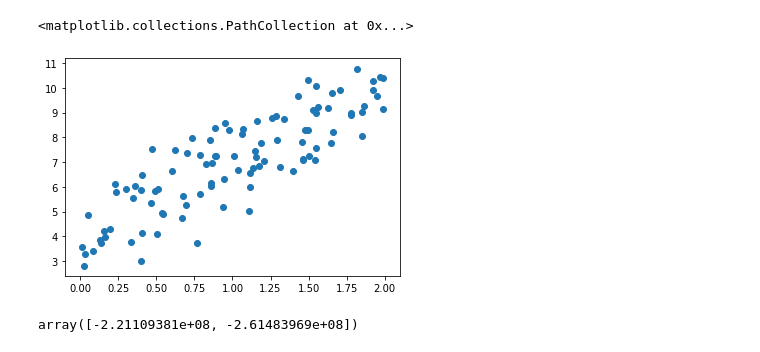
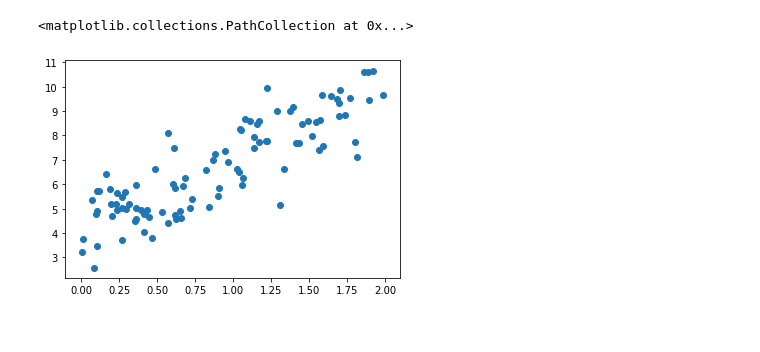
Before and after one commit to nailson/ml_algorithms_python, a Jupyter notebook: linear_regression/notebooks/undestanding_gradient_descendent.ipynb, the cells around one changed output. Cells and saved outputs as stored; diff of their text form; code cells hidden in the pictures.

```diff
--- a/linear_regression/notebooks/undestanding_gradient_descendent.ipynb
+++ b/linear_regression/notebooks/undestanding_gradient_descendent.ipynb
@@ -47,14 +1,14 @@ class Regression(object):
 # %%
 import numpy as np
 import pandas as pd
 import matplotlib.pyplot as plt
 
-X = 2 * np.random.rand(100)
-y = 4 + 3 * X + np.random.randn(100)
+X = 2 * np.random.rand(100, 1)
+y = 4 + 3 * X + np.random.randn(100, 1)
 
-data = pd.DataFrame({'covariate':X, 'response':y})
+#data = pd.DataFrame({'covariate':X, 'response':y})
 
 plt.scatter(X, y)
 # %% [output]
 <matplotlib.collections.PathCollection at 0x...>
-[figure, old version]
+[figure, new version]
@@ -68,4 +14,0 @@ reg_model.fit(X_test, y_test)
-# %%
-reg_model.w
-# %% [output]
-array([-2.21109381e+08, -2.61483969e+08])
```
Also changed, not shown: parts of 5 cells of this notebook.
